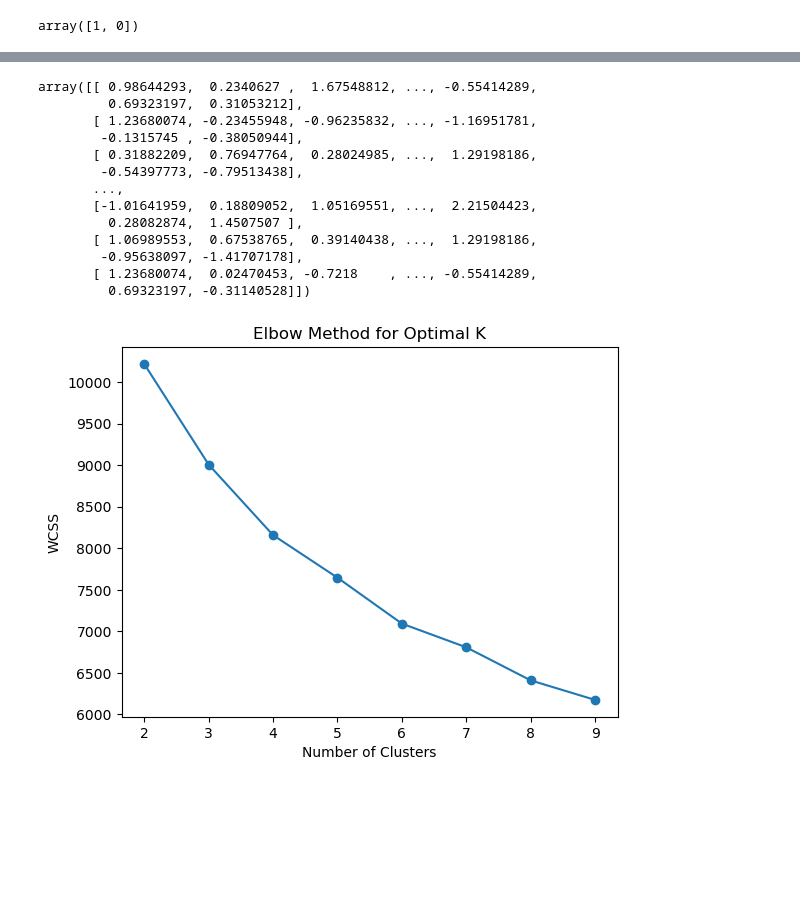
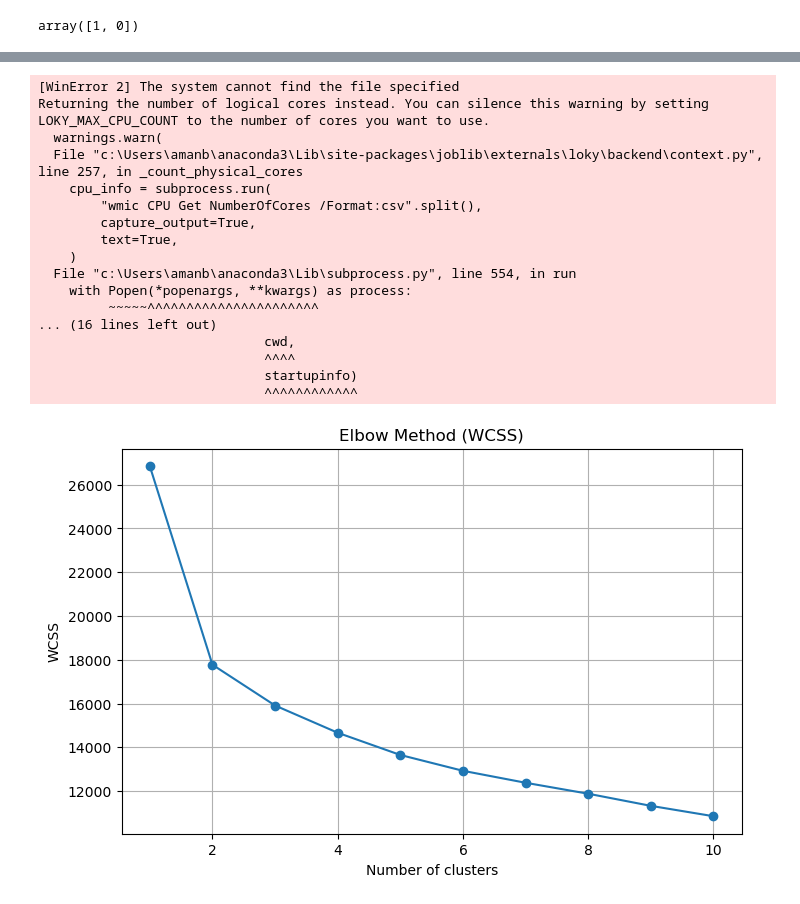
Before and after one commit to Aman-Bhaiji/Customer-Segmentation, a Jupyter notebook: Data_Mining_Project.ipynb, the cells around one changed output, grey strips where cells are left out. Saved outputs shown, nothing was run; the diff lists cells and outputs as text; code cells hidden in the pictures; blank space fills up the shorter version.

```diff
--- a/Data_Mining_Project.ipynb
+++ b/Data_Mining_Project.ipynb
@@ -115,4 +149,7 @@ Name: count, dtype: int64
 # %%
 df["Dt_Customer"] = pd.to_datetime(df["Dt_Customer"],dayfirst = True)
 # %%
-df["Age"] = 2026 - df["Year_Birth"]
+current_year = pd.Timestamp.today().year
+df["Age"] = current_year - df["Year_Birth"]
+
+print(df["Age"].describe())
@@ -197,0 +296,11 @@ Name: Customer_Since, Length: 2216, dtype: int64
+# %%
+# Convert to datetime if not already
+df["Dt_Customer"] = pd.to_datetime(df["Dt_Customer"])
+
+# Calculate customer tenure in days
+df["Customer_Tenure_Days"] = (pd.Timestamp.today() - df["Dt_Customer"]).dt.days
+
+# Convert to years (more interpretable)
+df["Customer_Tenure_Years"] = df["Customer_Tenure_Days"] / 365
+
+print(df[["Dt_Customer", "Customer_Tenure_Years"]].head())
@@ -419,5 +564,12 @@ features = ["Age", "Income", "Total_Spending", "NumWebPurchases", "NumStorePurch
 X = df[features].copy()
 # %%
 from sklearn.preprocessing import StandardScaler
-from sklearn.cluster import KMeans
+
 scaler = StandardScaler()
+X_scaled = scaler.fit_transform(X)
+
+# Convert back to DataFrame for readability
+X_scaled = pd.DataFrame(X_scaled, columns=X.columns)
+
+print("Scaled data preview:")
+X_scaled.head()
@@ -426,30 +586,38 @@ X_Scaled = scaler.fit_transform(X)
 # %%
-X_Scaled
+#Blank
-# %% [output]
-array([[ 0.98644293,  0.2340627 ,  1.67548812, ..., -0.55414289,
-         0.69323197,  0.31053212],
-       [ 1.23680074, -0.23455948, -0.96235832, ..., -1.16951781,
-        -0.1315745 , -0.38050944],
-       [ 0.31882209,  0.76947764,  0.28024985, ...,  1.29198186,
-        -0.54397773, -0.79513438],
-       ...,
-       [-1.01641959,  0.18809052,  1.05169551, ...,  2.21504423,
-         0.28082874,  1.4507507 ],
-       [ 1.06989553,  0.67538765,  0.39140438, ...,  1.29198186,
-        -0.95638097, -1.41707178],
-       [ 1.23680074,  0.02470453, -0.7218    , ..., -0.55414289,
-         0.69323197, -0.31140528]])
 # %%
-wcss = []   # reset first
-for i in range(2, 10):
-    kmeans = KMeans(n_clusters=i)
-    kmeans.fit(X_Scaled)
+from sklearn.cluster import KMeans
+
+wcss = []
+
+for i in range(1, 11):
+    kmeans = KMeans(n_clusters=i, random_state=42, n_init=20)
+    kmeans.fit(X_scaled)
     wcss.append(kmeans.inertia_)
 
-plt.plot(range(2, 10), wcss, marker="o")
-plt.title("Elbow Method for Optimal K")
-plt.xlabel("Number of Clusters")
+plt.figure(figsize=(8,5))
+plt.plot(range(1, 11), wcss, marker='o')
+plt.title("Elbow Method (WCSS)")
+plt.xlabel("Number of clusters")
 plt.ylabel("WCSS")
+plt.grid()
 plt.show()
 # %% [output]
+[WinError 2] The system cannot find the file specified
+Returning the number of logical cores instead. You can silence this warning by setting LOKY_MAX_CPU_COUNT to the number of cores you want to use.
+  warnings.warn(
+  File "c:\Users\amanb\anaconda3\Lib\site-packages\joblib\externals\loky\backend\context.py", line 257, in _count_physical_cores
+    cpu_info = subprocess.run(
+        "wmic CPU Get NumberOfCores /Format:csv".split(),
+        capture_output=True,
+        text=True,
+    )
+  File "c:\Users\amanb\anaconda3\Lib\subprocess.py", line 554, in run
+    with Popen(*popenargs, **kwargs) as process:
+         ~~~~~^^^^^^^^^^^^^^^^^^^^^^
+... (16 lines left out)
+                             cwd,
+                             ^^^^
+                             startupinfo)
+                             ^^^^^^^^^^^^
-[figure, old version]
+[figure, new version]
```
Also changed, not shown: parts of 61 cells of this notebook, 1 other file.
